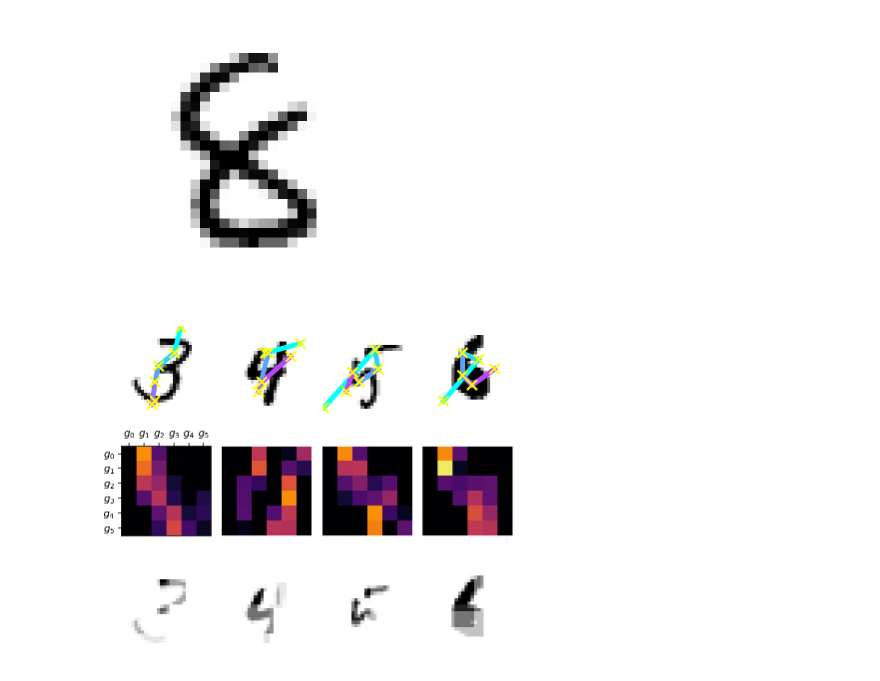
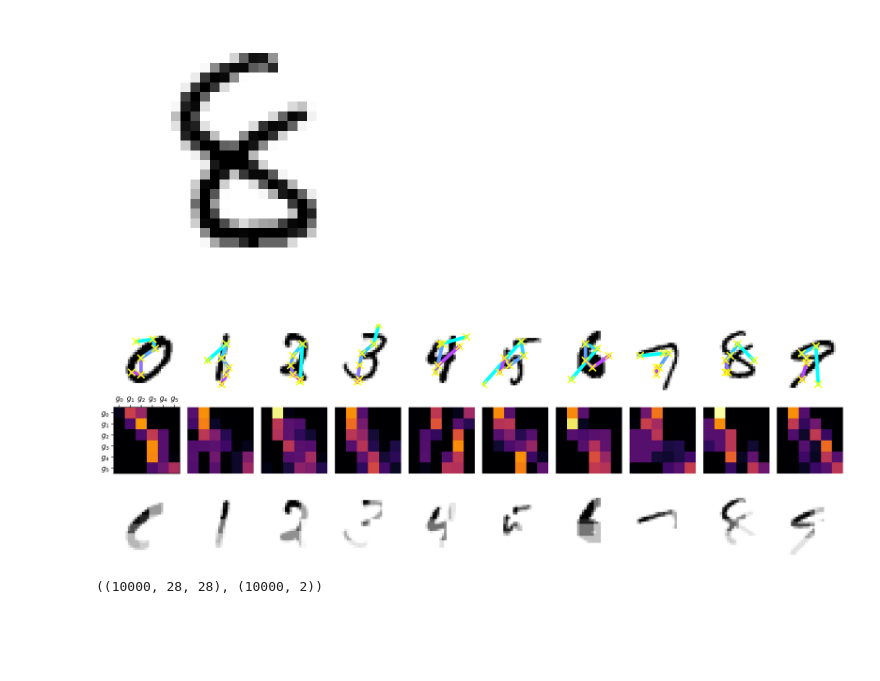
Before and after one commit to stockeh/memory-sequential-attention, a Jupyter notebook: notebooks/mnist_attn.ipynb, the cells around one changed output. Drawn from its saved outputs; the diff is of its cells as text; code cells hidden in the pictures; blank space fills up the shorter version.

Commit message:
updated results + plots

```diff
--- a/notebooks/mnist_attn.ipynb
+++ b/notebooks/mnist_attn.ipynb
@@ -18,12 +18,12 @@ def denormalize2(H, coords):
     """
     return (0.5 * ((coords + 1.0) * H)).long()
 
-def load_data(config, test, epoch):
+def load_data(config, test, epoch, name='test'):
     model_name = config['model_name']
     plot_dir = config['plot_dir']
     g = config['g']
 
-    output_npz_file = 'test.npz' if test else f'val_{epoch}.npz'
+    output_npz_file = f'{name}.npz' if test else f'val_{epoch}.npz'
     saved_data = dict(np.load(os.path.join(
         plot_dir, model_name, output_npz_file)))
 
@@ -78,7 +78,7 @@ model_name = config['model_name']
 plot_dir = config['plot_dir']
 
 glimpses, boxes_per_anim, ls, attention, output = load_data(
-    config, test, epoch)
+    config, test, epoch, 'test')
 
 # sort by class label
 if class_index >= 0:
@@ -113,11 +113,11 @@ plt.savefig(filename, dpi=300, bbox_inches='tight')
 # %% [output]
 [figure]
 # %%
-filename = os.path.join(plot_dir, model_name, 'mnist_importance2.png') # pdf
+filename = os.path.join(plot_dir, model_name, 'mnist_importance3.pdf') # pdf
 
-fig, axs = plt.subplots(3,4, figsize=(6,5))
+fig, axs = plt.subplots(3,10, figsize=(15,5))
 
-for i,c in enumerate([3,4,5,6]):
+for i,c in enumerate(range(10)):
     glimpse = glimpses[c]
     ax = axs[0,i]
     ax.imshow(glimpse, cmap='gray_r')
@@ -134,31 +134,31 @@ for i,c in enumerate([3,4,5,6]):
 
     ax = axs[1,i]
     mean_attn = np.mean(attention[c], axis=0)
     ax.imshow(mean_attn, cmap='inferno',vmin=0, vmax=1)
     if i == 0:
         lables = [f'$g_{i}$' for i in range(mean_attn.shape[0])]
         ax.set_xticks(list(range(mean_attn.shape[0])), minor=False)
         ax.xaxis.tick_top()
         ax.set_xticklabels(lables, minor=False)
         ax.set_yticks(list(range(mean_attn.shape[0])), minor=False)
         ax.set_yticklabels(lables, minor=False)
     else:
         ax.axis('off')
 
     ax = axs[2,i]
     H = glimpse.shape[-1]
     filler = np.zeros(glimpse.shape)
     attn_col_sum = mean_attn.sum(0)
     for k, l in enumerate(ls[:,c]):
         patch = copy.copy(glimpse[min(0,l[1]):l[1]+g,min(0,l[0]):l[0]+g])
         patch *= attn_col_sum[k]
         filler[min(0,l[1]):l[1]+g,min(0,l[0]):l[0]+g] += patch
 
     ax.imshow(filler, cmap='gray_r')
     ax.axis('off')
 
 fig.tight_layout()
 
 plt.savefig(filename, dpi=300, bbox_inches='tight')
 # %% [output]
-[figure, old version]
+[figure, new version]
@@ -164,0 +205,4 @@ plt.savefig(filename, dpi=300, bbox_inches='tight')
+# %%
+glimpses.shape, output.shape # (T, Y)
+# %% [output]
+((10000, 28, 28), (10000, 2))
```
Also changed, not shown: parts of 2 cells of this notebook, 19 other files.
